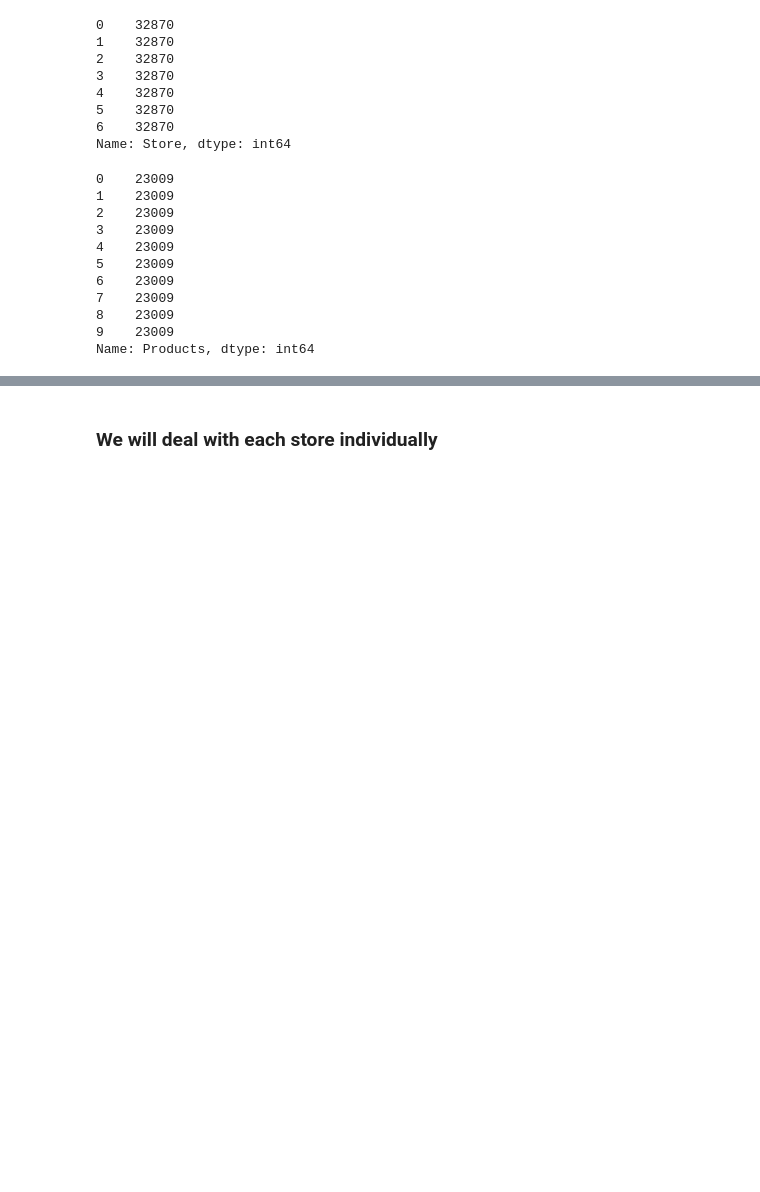
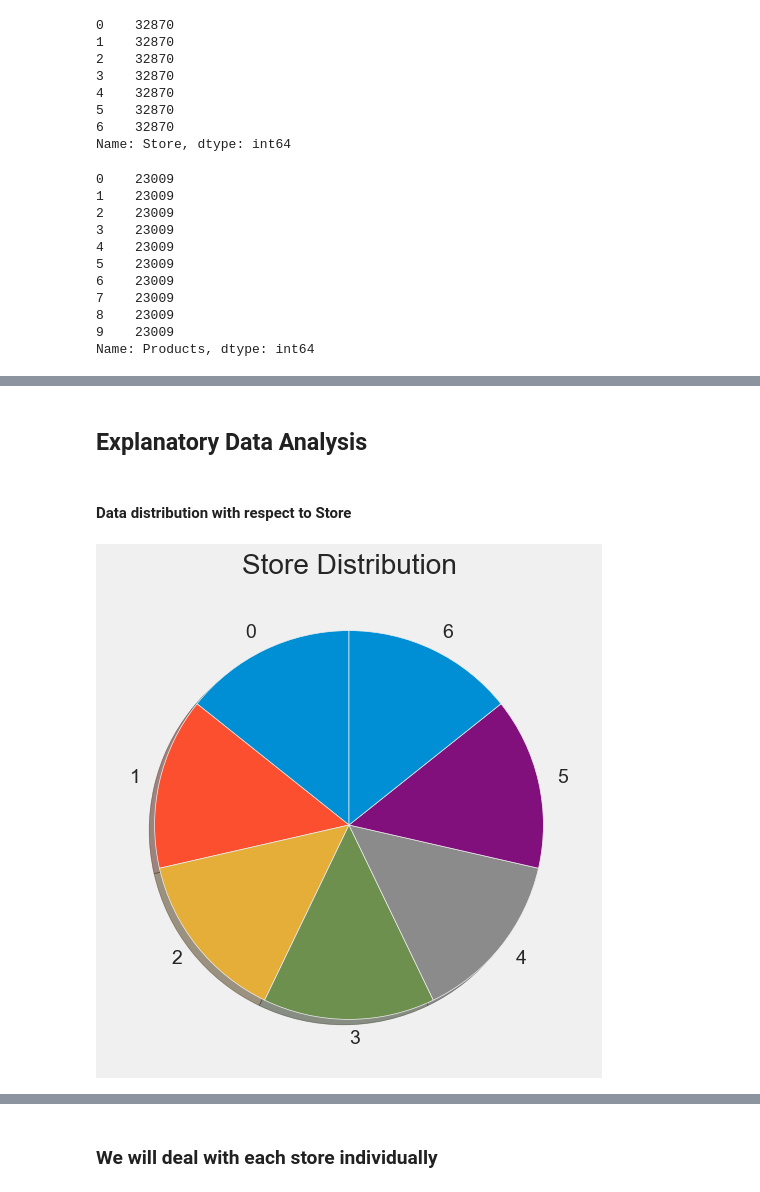
Before and after one commit to MANISH-KUMAR-CODES/forecasting-on-store-products, a Jupyter notebook: Time_Series_Forecasting_on_Store_Sales.ipynb, the cells around one changed output, grey strips where cells are left out. Drawn from its saved outputs; the diff is of its cells as text; code cells hidden in the pictures; blank space fills up the shorter version.

```diff
--- a/Time_Series_Forecasting_on_Store_Sales.ipynb
+++ b/Time_Series_Forecasting_on_Store_Sales.ipynb
@@ -93,0 +104,9 @@ Name: Products, dtype: int64
+# %%
+train_df['day']= train_df['Date'].dt.day
+train_df['month']= train_df['Date'].dt.month
+train_df['year']= train_df['Date'].dt.year
+train_df['dayofweek']= train_df['Date'].dt.dayofweek
+test_df['day']= test_df['Date'].dt.day
+test_df['month']= test_df['Date'].dt.month
+test_df['year']= test_df['Date'].dt.year
+test_df['dayofweek']= test_df['Date'].dt.dayofweek
@@ -93,0 +122,19 @@ Name: Products, dtype: int64
+# %% [markdown]
+## Explanatory Data Analysis
+# %% [markdown]
+#### Data distribution with respect to Store
+# %%
+storeNames = train_df["Store"].unique()
+storeCount = train_df["Store"].value_counts()
+
+fig1, ax1 = plt.subplots(figsize=(6,6))
+plt.pie(storeCount,
+        labels=storeNames,
+        startangle=90,
+        shadow=True)
+# Add title to graph
+plt.title("Store Distribution")
+# Draw the chart
+plt.show()
+# %% [output]
+[figure, added]
```
Also changed, not shown: parts of 13 cells of this notebook.
